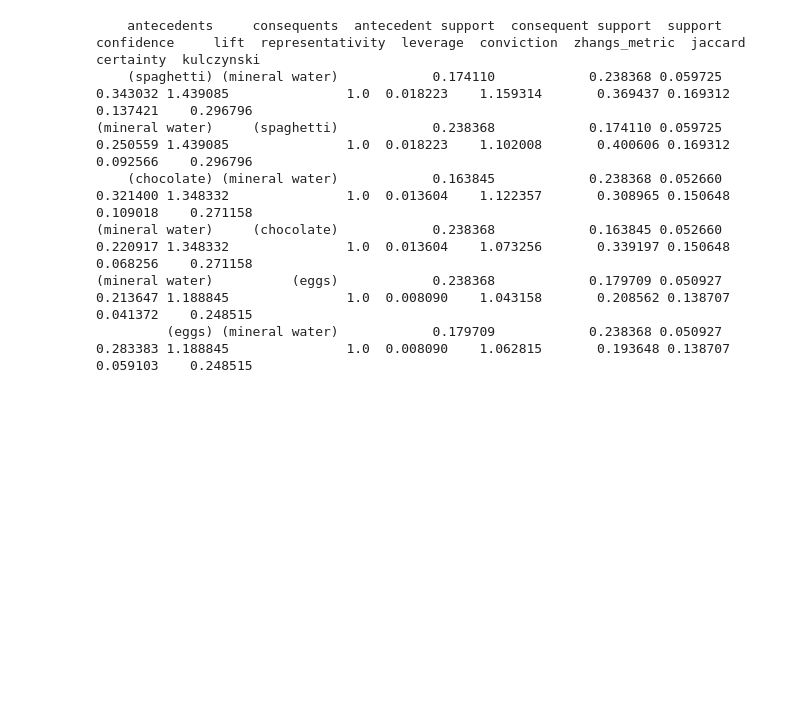
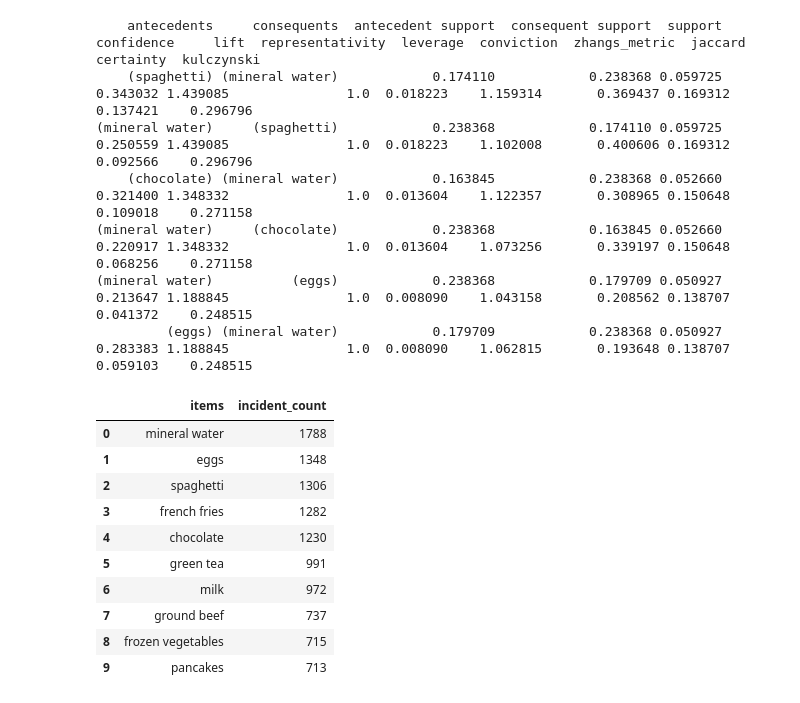
Before and after one commit to ellupallo/Assosiaatio, a Jupyter notebook: kerttulin_versio_market_basket.ipynb, the cells around one changed output. Drawn from its saved outputs; the diff is of its cells as text; code cells hidden in the pictures; blank space fills up the shorter version.

```diff
--- a/kerttulin_versio_market_basket.ipynb
+++ b/kerttulin_versio_market_basket.ipynb
@@ -128,3 +128,36 @@ print(sorted_rules.to_string(index=False))
 (mineral water)     (chocolate)            0.238368            0.163845 0.052660    0.220917 1.348332               1.0  0.013604    1.073256       0.339197 0.150648   0.068256    0.271158
 (mineral water)          (eggs)            0.238368            0.179709 0.050927    0.213647 1.188845               1.0  0.008090    1.043158       0.208562 0.138707   0.041372    0.248515
          (eggs) (mineral water)            0.179709            0.238368 0.050927    0.283383 1.188845               1.0  0.008090    1.062815       0.193648 0.138707   0.059103    0.248515
+# %%
+# importing module
+import numpy as np
+# Gather All Items of Each Transactions into Numpy Array
+transaction = []
+for i in range(0, data.shape[0]):
+    for j in range(0, data.shape[1]):
+        transaction.append(data.values[i,j])
+# converting to numpy array
+transaction = np.array(transaction)
+#  Transform Them a Pandas DataFrame
+df = pd.DataFrame(transaction, columns=["items"])
+# Put 1 to Each Item For Making Countable Table, to be able to perform Group By
+df["incident_count"] = 1
+#  Delete NaN Items from Dataset
+indexNames = df[df['items'] == "nan" ].index
+df.drop(indexNames , inplace=True)
+# Making a New Appropriate Pandas DataFrame for Visualizations
+df_table = df.groupby("items").sum().sort_values("incident_count", ascending=False).reset_index()
+#  Initial Visualizations
+df_table.head(10).style.background_gradient(cmap='Greens')
+# %% [output]
+|  | items | incident_count |
+| 0 | mineral water | 1788 |
+| 1 | eggs | 1348 |
+| 2 | spaghetti | 1306 |
+| 3 | french fries | 1282 |
+| 4 | chocolate | 1230 |
+| 5 | green tea | 991 |
+| 6 | milk | 972 |
+| 7 | ground beef | 737 |
+| 8 | frozen vegetables | 715 |
+| 9 | pancakes | 713 |
```
Also changed, not shown: parts of 2 cells of this notebook, 3 other files.
